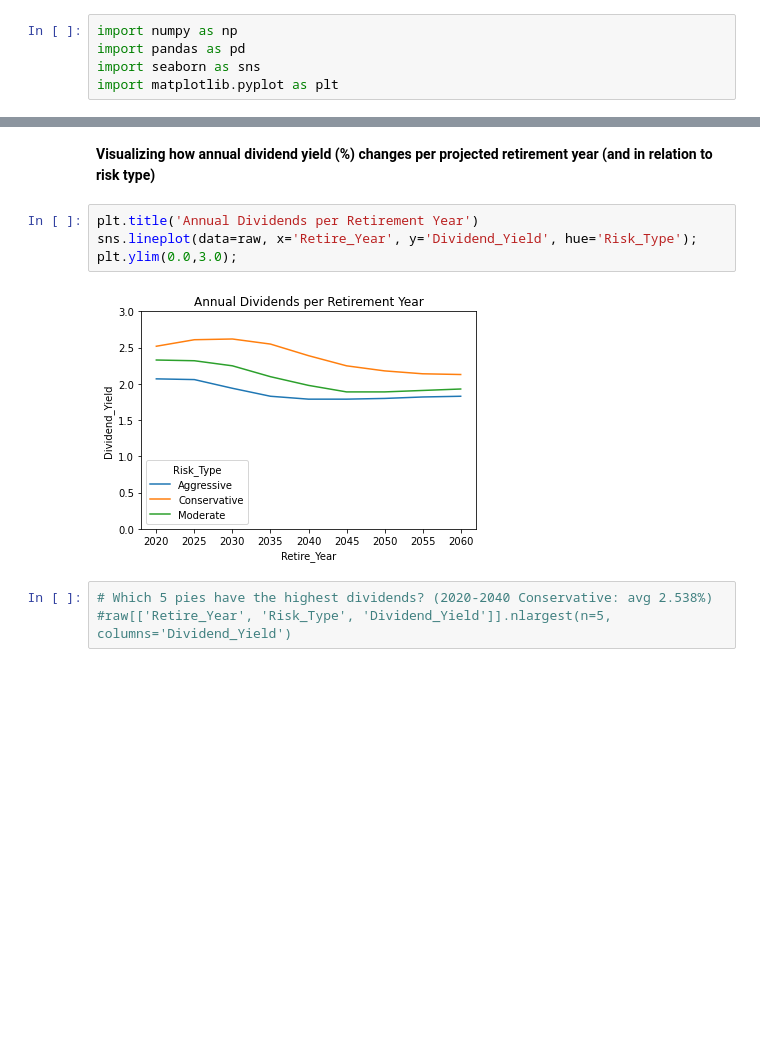
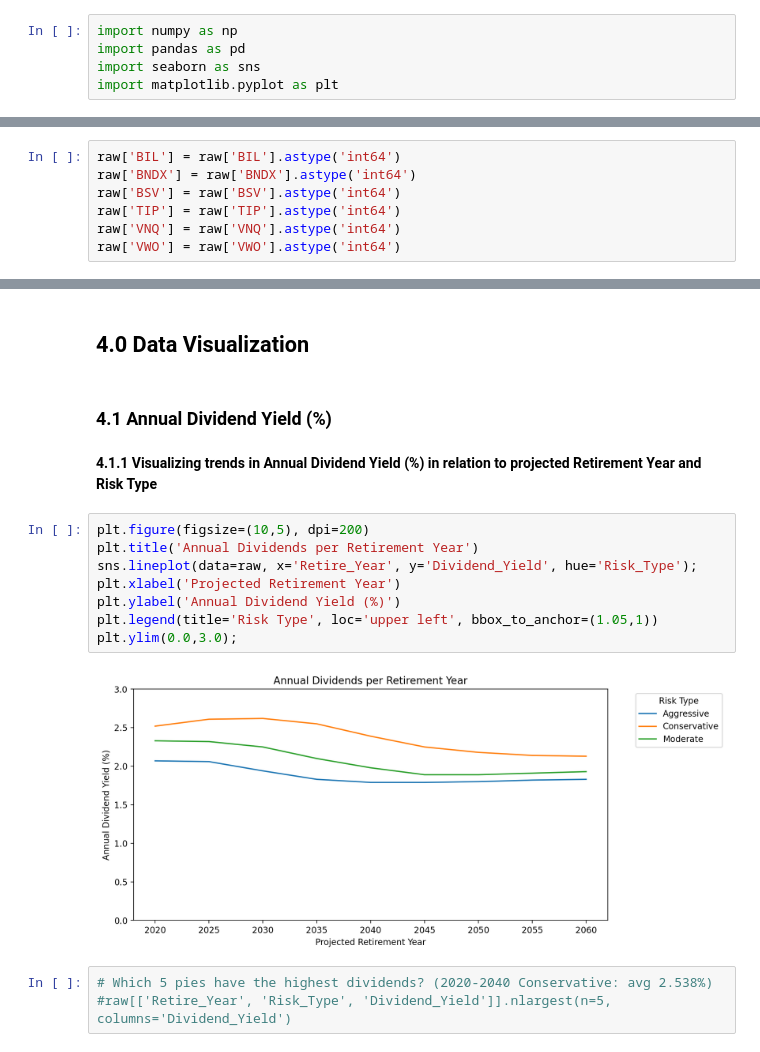
Before and after one commit to AvinashBisram/Data-Analysis-Projects, a Jupyter notebook: M1 Expert Pie Analysis.ipynb, the cells around one changed output, grey strips where cells are left out. Saved outputs shown, nothing was run; the diff lists cells and outputs as text; blank space fills up the shorter version.

```diff
--- a/M1 Expert Pie Analysis.ipynb
+++ b/M1 Expert Pie Analysis.ipynb
@@ -33,0 +112,7 @@ raw = raw.fillna(0)
+# %%
+raw['BIL'] = raw['BIL'].astype('int64')
+raw['BNDX'] = raw['BNDX'].astype('int64')
+raw['BSV'] = raw['BSV'].astype('int64')
+raw['TIP'] = raw['TIP'].astype('int64')
+raw['VNQ'] = raw['VNQ'].astype('int64')
+raw['VWO'] = raw['VWO'].astype('int64')
@@ -34,11 +187,19 @@ raw = raw.fillna(0)
+# %% [markdown]
+## 4.0 Data Visualization
+# %% [markdown]
+### 4.1 Annual Dividend Yield (%)
 # %% [markdown]
-<b>Visualizing how annual dividend yield (%) changes per projected retirement year (and in relation to risk type)</b>
+<b>4.1.1 Visualizing trends in Annual Dividend Yield (%) in relation to projected Retirement Year and Risk Type</b>
 # %%
+plt.figure(figsize=(10,5), dpi=200)
 plt.title('Annual Dividends per Retirement Year')
 sns.lineplot(data=raw, x='Retire_Year', y='Dividend_Yield', hue='Risk_Type');
+plt.xlabel('Projected Retirement Year')
+plt.ylabel('Annual Dividend Yield (%)')
+plt.legend(title='Risk Type', loc='upper left', bbox_to_anchor=(1.05,1))
 plt.ylim(0.0,3.0);
 # %% [output]
-[figure, old version]
+[figure, new version]
 # %%
 # Which 5 pies have the highest dividends? (2020-2040 Conservative: avg 2.538%)
 #raw[['Retire_Year', 'Risk_Type', 'Dividend_Yield']].nlargest(n=5, columns='Dividend_Yield')
```
Also changed, not shown: parts of 97 cells of this notebook.
